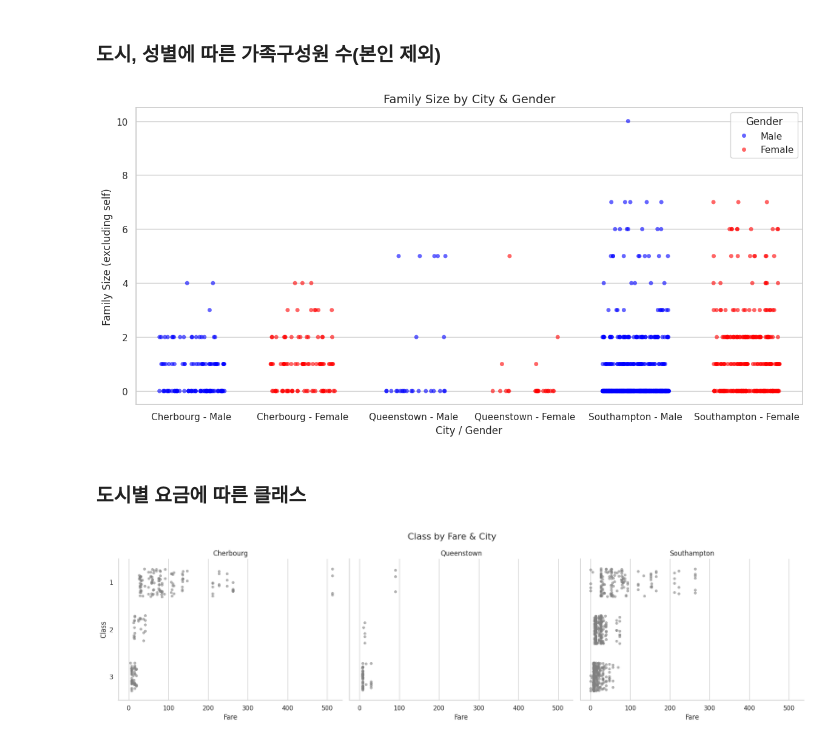
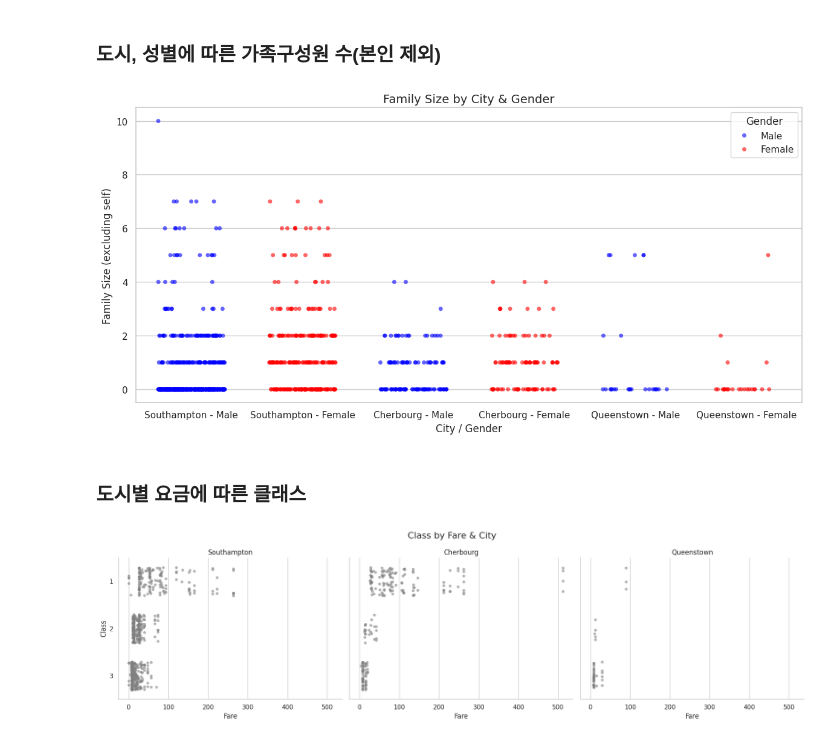
Before and after one commit to sjunc/2025-1-BigData-Team, a Jupyter notebook: analysis/박성준_타이타닉.ipynb, the cells around one changed output. Cells and saved outputs as stored; diff of their text form; code cells hidden in the pictures.

```diff
--- a/analysis/박성준_타이타닉.ipynb
+++ b/analysis/박성준_타이타닉.ipynb
@@ -22,7 +22,7 @@ df = df[df['Embarked'].notna() & df['Age'].notna() & df['Sex'].notna()]
 df['City'] = df['Embarked'].map({'C': 'Cherbourg', 'Q': 'Queenstown', 'S': 'Southampton'})
 
 # X축 도시 순서 고정
-city_order = ['Cherbourg', 'Queenstown', 'Southampton']
+city_order = ['Southampton', 'Cherbourg', 'Queenstown']
 df['City'] = pd.Categorical(df['City'], categories=city_order, ordered=True)
 
 # 색상 설정
@@ -72,11 +72,11 @@ df['City'] = df['Embarked'].map({'C': 'Cherbourg', 'Q': 'Queenstown', 'S': 'Sout
 df['Gender'] = df['Sex'].map({'male': 'Male', 'female': 'Female'})
 df['City_Gender'] = df['City'] + ' - ' + df['Gender']
 
-# X축 순서 고정(도시, 성별 순)
+# X축 순서 고정
 ordered_categories = [
+    'Southampton - Male', 'Southampton - Female',
     'Cherbourg - Male', 'Cherbourg - Female',
-    'Queenstown - Male', 'Queenstown - Female',
-    'Southampton - Male', 'Southampton - Female'
+    'Queenstown - Male', 'Queenstown - Female'
 ]
 df['City_Gender'] = pd.Categorical(df['City_Gender'], categories=ordered_categories, ordered=True)
 
@@ -127,9 +127,9 @@ df['City_Gender'] = df['City'] + ' - ' + df['Gender']
 
 # X축 순서 고정
 ordered_categories = [
+    'Southampton - Male', 'Southampton - Female',
     'Cherbourg - Male', 'Cherbourg - Female',
-    'Queenstown - Male', 'Queenstown - Female',
-    'Southampton - Male', 'Southampton - Female'
+    'Queenstown - Male', 'Queenstown - Female'
 ]
 df['City_Gender'] = pd.Categorical(df['City_Gender'], categories=ordered_categories, ordered=True)
 
@@ -183,9 +183,9 @@ df['FamilySize'] = df['SibSp'] + df['Parch']
 
 # X축 순서 고정
 ordered_categories = [
+    'Southampton - Male', 'Southampton - Female',
     'Cherbourg - Male', 'Cherbourg - Female',
-    'Queenstown - Male', 'Queenstown - Female',
-    'Southampton - Male', 'Southampton - Female'
+    'Queenstown - Male', 'Queenstown - Female'
 ]
 df['City_Gender'] = pd.Categorical(df['City_Gender'], categories=ordered_categories, ordered=True)
 
@@ -218,5 +218,5 @@ plt.tight_layout()
 # 그래프 출력
 plt.show()
 # %% [output]
-[figure, old version]
+[figure, new version]
 # %%
@@ -230,7 +230,7 @@ plt.show()
 df = df[df['Embarked'].notna() & df['Sex'].notna() & df['SibSp'].notna() & df['Parch'].notna()]
 
 # 도시 라벨 정리
-df['City'] = df['Embarked'].map({'C': 'Cherbourg', 'Q': 'Queenstown', 'S': 'Southampton'})
+df['City'] = df['Embarked'].map({'S': 'Southampton', 'C': 'Cherbourg', 'Q': 'Queenstown'})
 
 # 순서 고정
 pclass_order = ['1', '2', '3']
@@ -239,35 +239,35 @@ df['Pclass'] = pd.Categorical(df['Pclass'], categories=pclass_order, ordered=Tru
 
 # 도시별 스캐터
 g = sns.FacetGrid(
     df,
     col='City',
-    col_order=['Cherbourg', 'Queenstown', 'Southampton'],
+    col_order=['Southampton', 'Cherbourg', 'Queenstown'],
     height=5,
     aspect=1.2
 )
 
 # 시각화
 g.map_dataframe(
     sns.stripplot,
     x='Fare',
     y='Pclass',
     dodge=True,
     jitter=0.3,
     alpha=0.6,
     color='gray'
 )
 
 # 축 설정
 g.set_axis_labels("Fare", "Class")
 g.set_titles(col_template="{col_name}")
 
 plt.subplots_adjust(top=0.85)
 g.fig.suptitle("Class by Fare & City", fontsize=16)
 
 # 그래프 출력
 plt.show()
 # %% [output]
-[figure, old version]
+[figure, new version]
 # %%
 # 도시마다 가격과 등급에 관계는 차이가 딱히 없음
 # 1등급으로 갈수록 가격이 제한 없이 증가하며 2, 3등급은 가격 차이가 크지 않음
```
Also changed, not shown: parts of 7 cells of this notebook.
